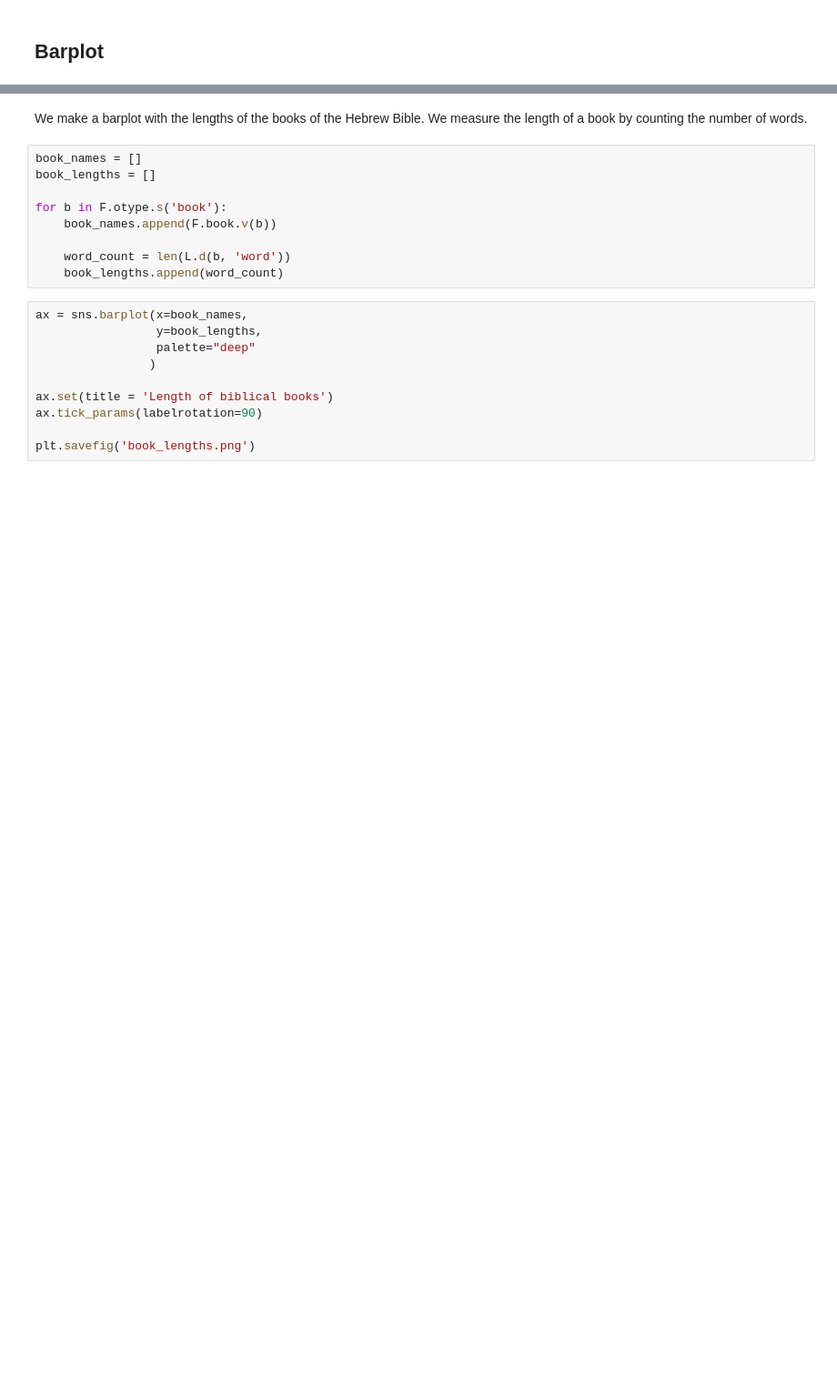
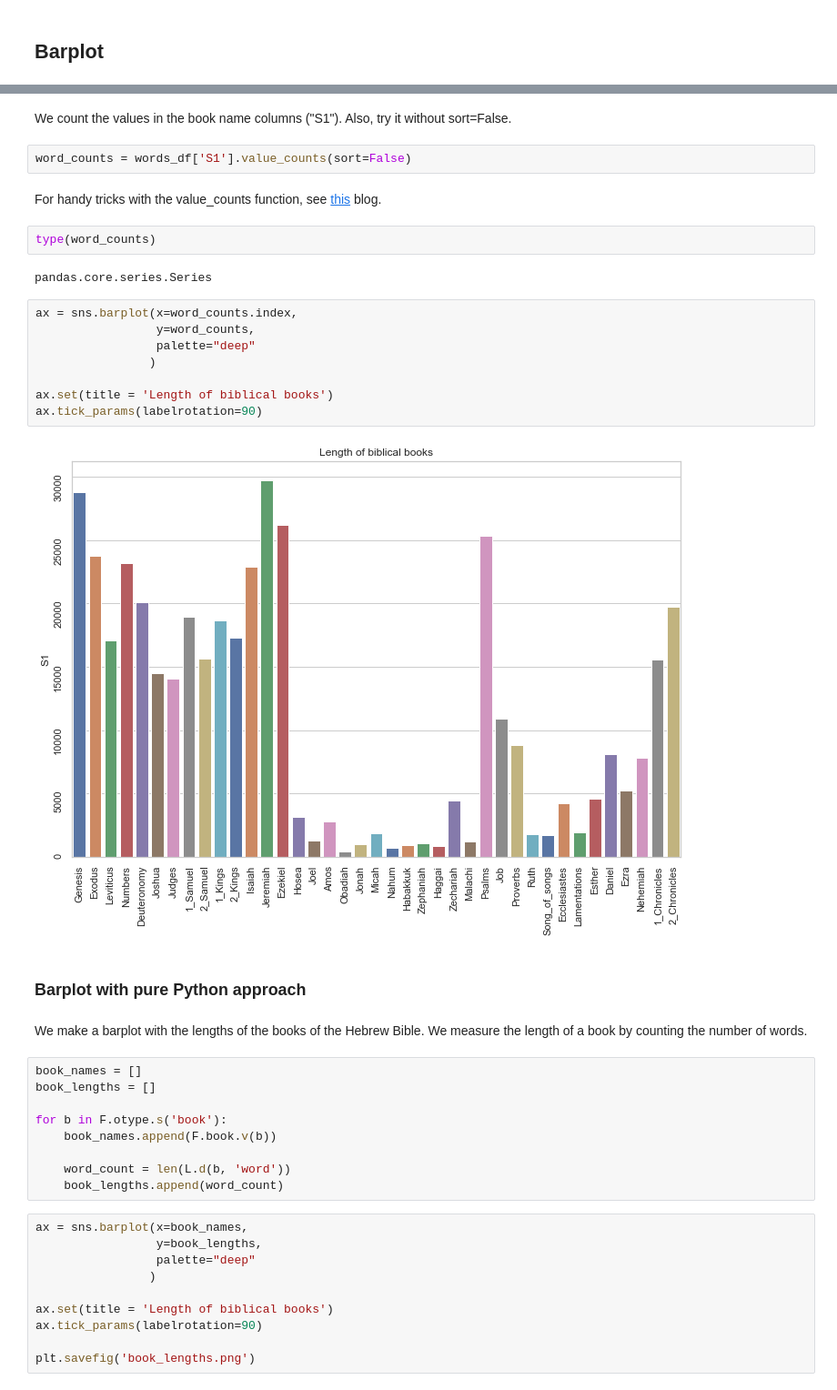
Before and after one commit to DT-UCPH/workshop_ancient_text_analysis, a Jupyter notebook: materials/meeting3_4_visualizations/vizualizations_with_seaborn.ipynb, the cells around one changed output, grey strips where cells are left out. Shown at 91% size. Saved outputs shown, nothing was run; the diff lists cells and outputs as text; blank space fills up the shorter version.

```diff
--- a/materials/meeting3_4_visualizations/vizualizations_with_seaborn.ipynb
+++ b/materials/meeting3_4_visualizations/vizualizations_with_seaborn.ipynb
@@ -272,3 +299,25 @@ ax = sns.boxplot(x="id",
+# %% [markdown]
+We count the values in the book name columns ("S1"). Also, try it without sort=False.
+# %%
+word_counts = words_df['S1'].value_counts(sort=False)
+# %% [markdown]
+For handy tricks with the value_counts function, see [this](https://re-thought.com/pandas-value_counts) blog.
+# %%
+type(word_counts)
+# %% [output]
+pandas.core.series.Series
+# %%
+ax = sns.barplot(x=word_counts.index,
+                 y=word_counts,
+                 palette="deep"
+                )
+
+ax.set(title = 'Length of biblical books')
+ax.tick_params(labelrotation=90)
+# %% [output]
+[figure, added]
+# %% [markdown]
+### Barplot with pure Python approach
 # %% [markdown]
 We make a barplot with the lengths of the books of the Hebrew Bible. We measure the length of a book by counting the number of words.
 # %%
```
Also changed, not shown: parts of 16 cells of this notebook, 4 other files.
